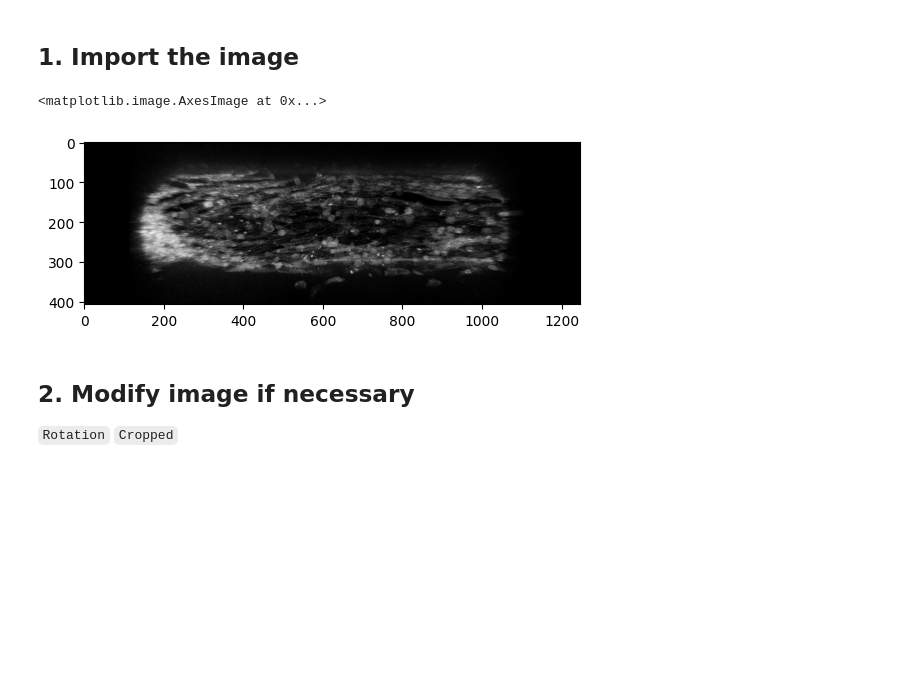
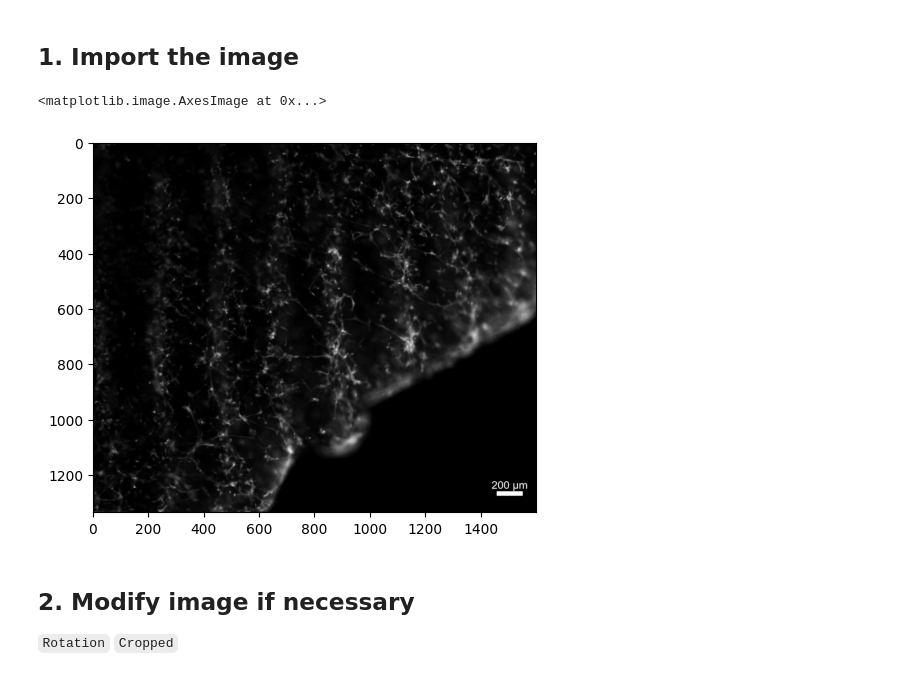
Before and after one commit to pedrocortes05/Cell-Allignment, a Jupyter notebook: Cells_Aligment.ipynb, the cells around one changed output. Cells and saved outputs as stored; diff of their text form; code cells hidden in the pictures; blank space fills up the shorter version.

```diff
--- a/Cells_Aligment.ipynb
+++ b/Cells_Aligment.ipynb
@@ -11,13 +11,13 @@ from skimage.color import rgb2gray
 # %% [markdown]
 ## 1. Import the image
 # %%
-PATH = r"image.jpg"
+PATH = r"chava/WhatsApp Image 2025-04-18 at 19.43.11(5).jpeg"
 imag = io.imread(PATH)
 imag = rgb2gray(imag)
 plt.imshow(imag, cmap= 'gray')
 # %% [output]
 <matplotlib.image.AxesImage at 0x...>
-[figure, old version]
+[figure, new version]
 # %% [markdown]
 ## 2. Modify image if necessary
 
```
Also changed, not shown: parts of 5 cells of this notebook, 4 other files.
